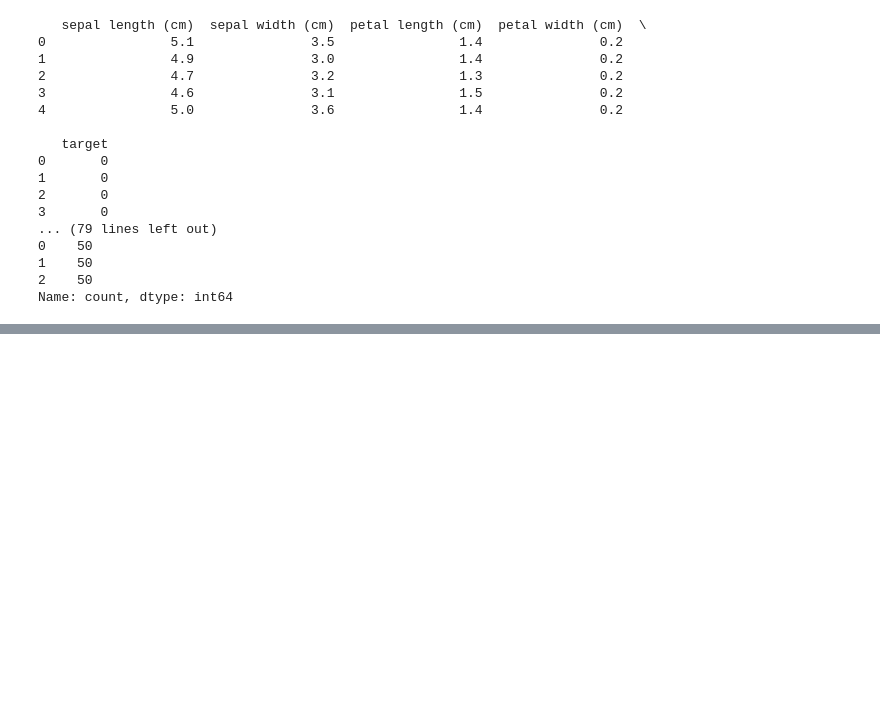
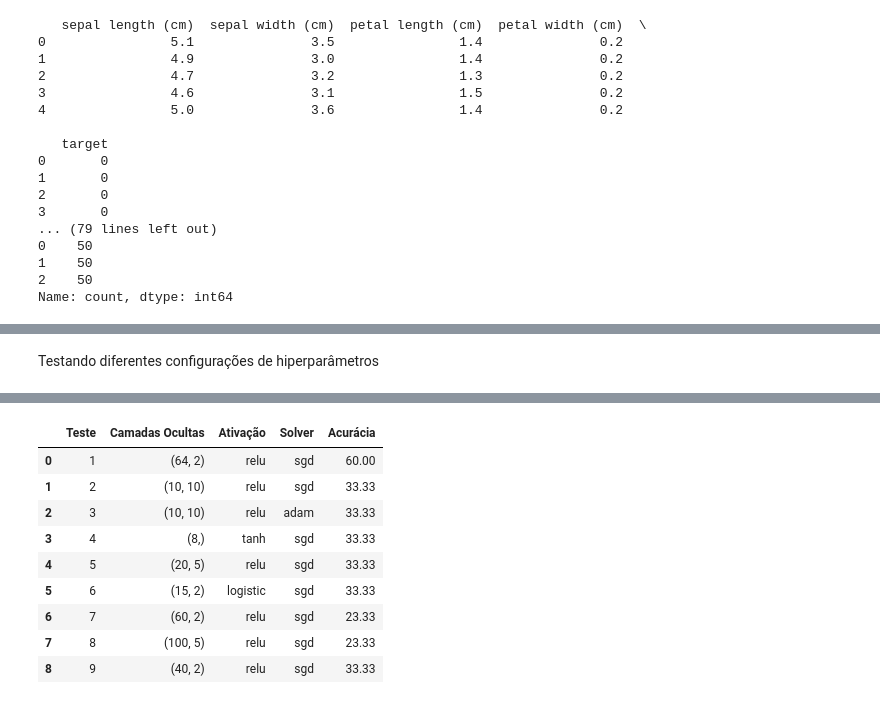
Before and after one commit to JMCVALE/ASN-ROCKS-, a Jupyter notebook: RedesNeurais_Iris.ipynb, the cells around one changed output, grey strips where cells are left out. Saved outputs shown, nothing was run; the diff lists cells and outputs as text; code cells hidden in the pictures; blank space fills up the shorter version.

```diff
--- a/RedesNeurais_Iris.ipynb
+++ b/RedesNeurais_Iris.ipynb
@@ -62,11 +64,19 @@ Name: count, dtype: int64
+# %%
+X, y = load_iris(return_X_y=True)
+X_tr, X_te, y_tr, y_te = train_test_split(X, y, test_size=0.2, stratify=y, random_state=42)
+
+# Variáveis padronizadas porque estão em escalas bem diferentes
+scaler = StandardScaler()
+X_tr_s = scaler.fit_transform(X_tr)
+X_te_s = scaler.transform(X_te)
 # %%
 # Configure os parâmetros corretamente
 
-clf = MLPClassifier(hidden_layer_sizes = (64, 32),
+clf = MLPClassifier(hidden_layer_sizes = (64, 2),
                     activation = 'relu',
                     early_stopping = True,
                     solver = 'sgd',
-                    max_iter = 300,
+                    max_iter = 500,
                     random_state=42)
 clf.fit(X_tr_s, y_tr)
 
@@ -86,0 +97,51 @@ weighted avg      0.452     0.400     0.287        30
+# %% [markdown]
+Testando diferentes configurações de hiperparâmetros
+# %%
+# Configurações para testar
+configs = [
+    {"hidden_layer_sizes": (64, 2), "activation": "relu", "solver": "sgd"},
+    {"hidden_layer_sizes": (10, 10), "activation": "relu", "solver": "sgd"},
+    {"hidden_layer_sizes": (10, 10), "activation": "relu", "solver": "adam"},
+    {"hidden_layer_sizes": (8,), "activation": "tanh", "solver": "sgd"},
+    {"hidden_layer_sizes": (20, 5), "activation": "relu", "solver": "sgd"},
+    {"hidden_layer_sizes": (15,2), "activation": "logistic", "solver": "sgd"},
+    {"hidden_layer_sizes": (60, 2), "activation": "relu", "solver": "sgd"},
+    {"hidden_layer_sizes": (100, 5), "activation": "relu", "solver": "sgd"},
+    {"hidden_layer_sizes": (40, 2), "activation": "relu", "solver": "sgd"}
+]
+
+# Rodar os testes
+results = []
+for i, cfg in enumerate(configs, 1):
+    clf = MLPClassifier(
+        hidden_layer_sizes=cfg["hidden_layer_sizes"],
+        activation=cfg["activation"],
+        solver=cfg["solver"],
+        early_stopping=True,
+        max_iter=500,
+        random_state=42
+    )
+
+    clf.fit(X_tr_s, y_tr)
+    y_pred = clf.predict(X_te_s)
+    acc = accuracy_score(y_te, y_pred)
+
+    results.append({
+        "Teste": i,
+        "Camadas Ocultas": cfg["hidden_layer_sizes"],
+        "Ativação": cfg["activation"],
+        "Solver": cfg["solver"],
+        "Acurácia": round(acc * 100, 2)
+    })
+
+    print(f"=== Teste {i} ===")
+    print(f"Configuração: {cfg}")
+    print(f"Acurácia: {acc*100:.2f}%")
+    print(classification_report(y_te, y_pred, digits=2))
+    print("-"*50)
+
+# 5️⃣ Mostrar resumo dos resultados
+df_results = pd.DataFrame(results)
+print("\nResumo dos testes:")
+display(df_results)
+# %% [output]
@@ -86,0 +182,10 @@ weighted avg      0.452     0.400     0.287        30
+|  | Teste | Camadas Ocultas | Ativação | Solver | Acurácia |
+| 0 | 1 | (64, 2) | relu | sgd | 60.00 |
+| 1 | 2 | (10, 10) | relu | sgd | 33.33 |
+| 2 | 3 | (10, 10) | relu | adam | 33.33 |
+| 3 | 4 | (8,) | tanh | sgd | 33.33 |
+| 4 | 5 | (20, 5) | relu | sgd | 33.33 |
+| 5 | 6 | (15, 2) | logistic | sgd | 33.33 |
+| 6 | 7 | (60, 2) | relu | sgd | 23.33 |
+| 7 | 8 | (100, 5) | relu | sgd | 23.33 |
+| 8 | 9 | (40, 2) | relu | sgd | 33.33 |
```
Also changed, not shown: parts of 4 cells of this notebook.
